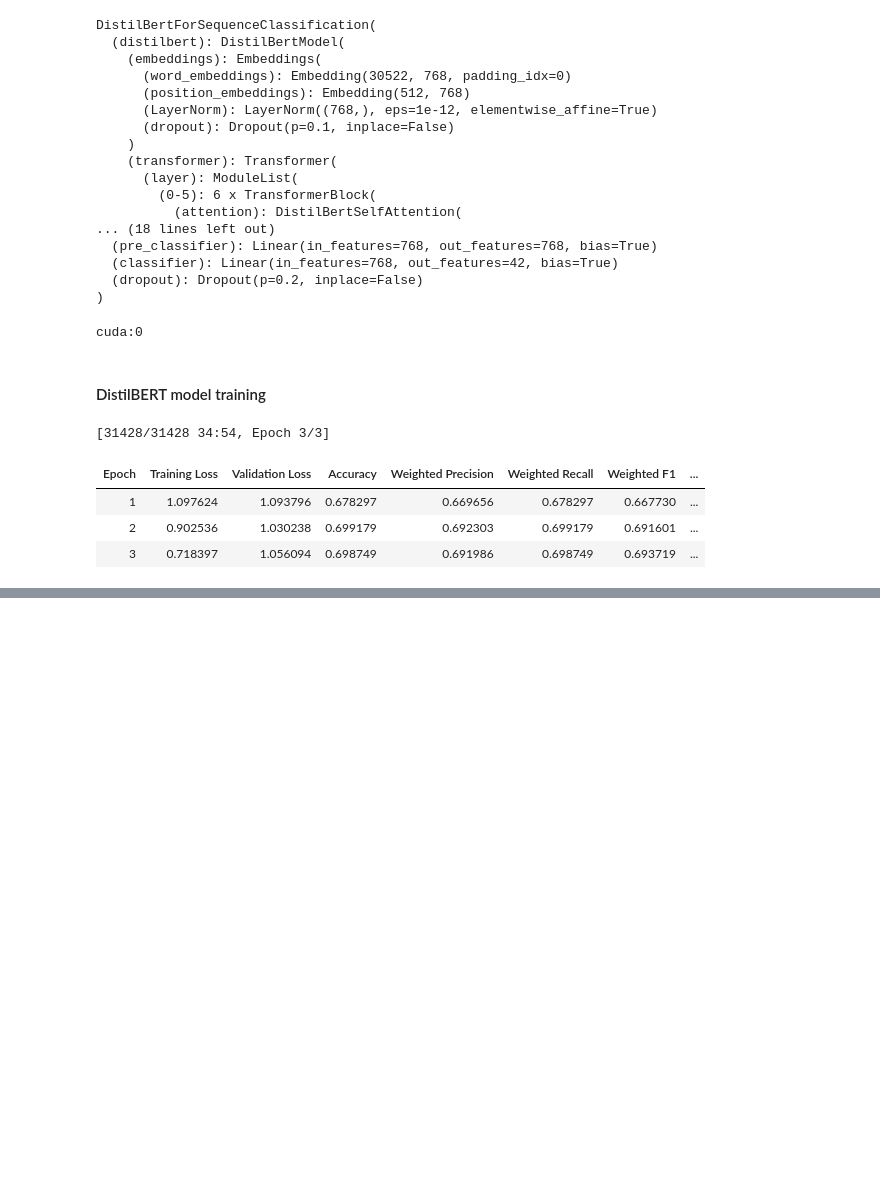
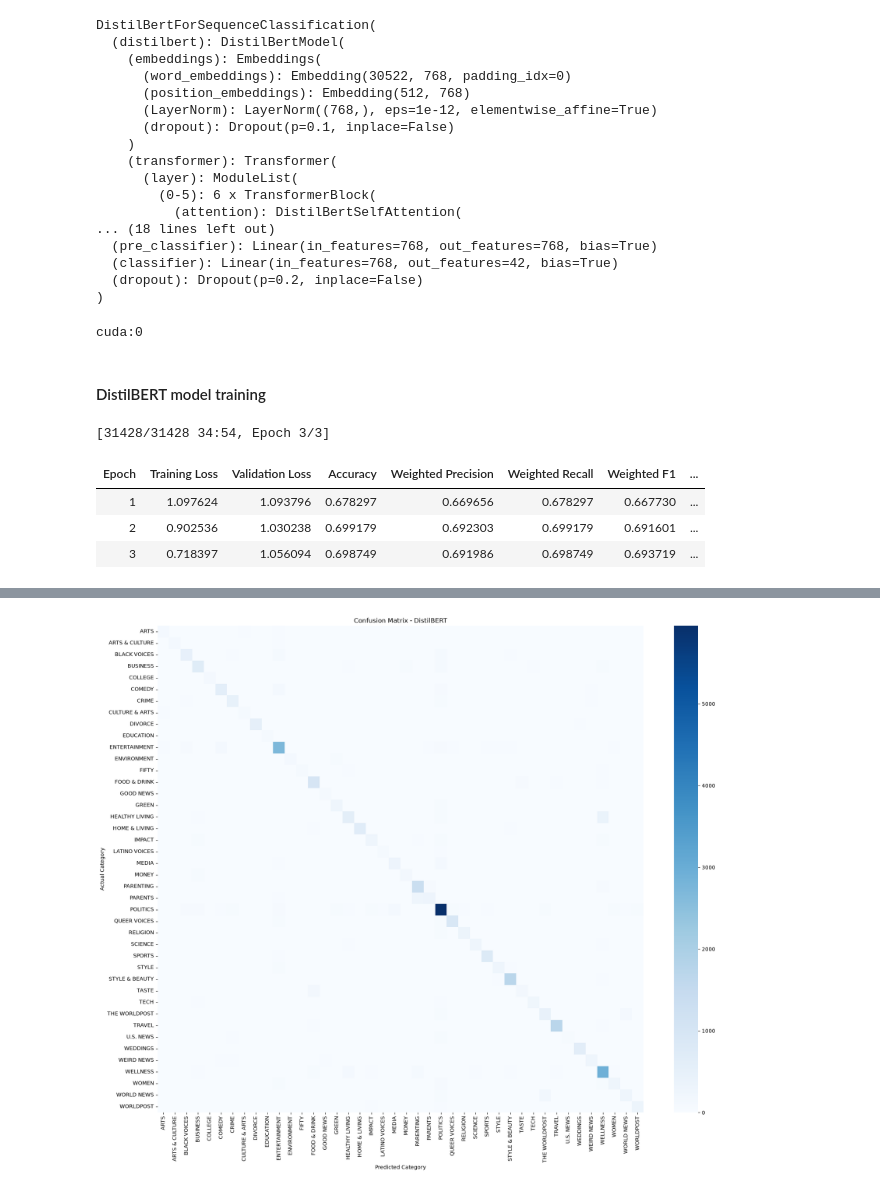
Before and after one commit to Anicodes18/smart-news-analyzer, a Jupyter notebook: notebooks/text_classification.ipynb, the cells around one changed output, grey strips where cells are left out. Drawn from its saved outputs; the diff is of its cells as text; code cells hidden in the pictures; blank space fills up the shorter version.

Commit message:
Complete DistilBERT news classification

```diff
--- a/notebooks/text_classification.ipynb
+++ b/notebooks/text_classification.ipynb
@@ -901,0 +970,26 @@ y_pred_distilbert = np.argmax(
+# %%
+cm_distilbert = confusion_matrix(
+    y_test_encoded,
+    y_pred_distilbert
+)
+
+plt.figure(figsize=(18, 15))
+
+sns.heatmap(
+    cm_distilbert,
+    cmap="Blues",
+    xticklabels=categories,
+    yticklabels=categories
+)
+
+plt.title("Confusion Matrix - DistilBERT")
+plt.xlabel("Predicted Category")
+plt.ylabel("Actual Category")
+
+plt.xticks(rotation=90)
+plt.yticks(rotation=0)
+
+plt.tight_layout()
+plt.show()
+# %% [output]
+[figure, added]
```
Also changed, not shown: parts of 7 cells of this notebook, 1 other file.
